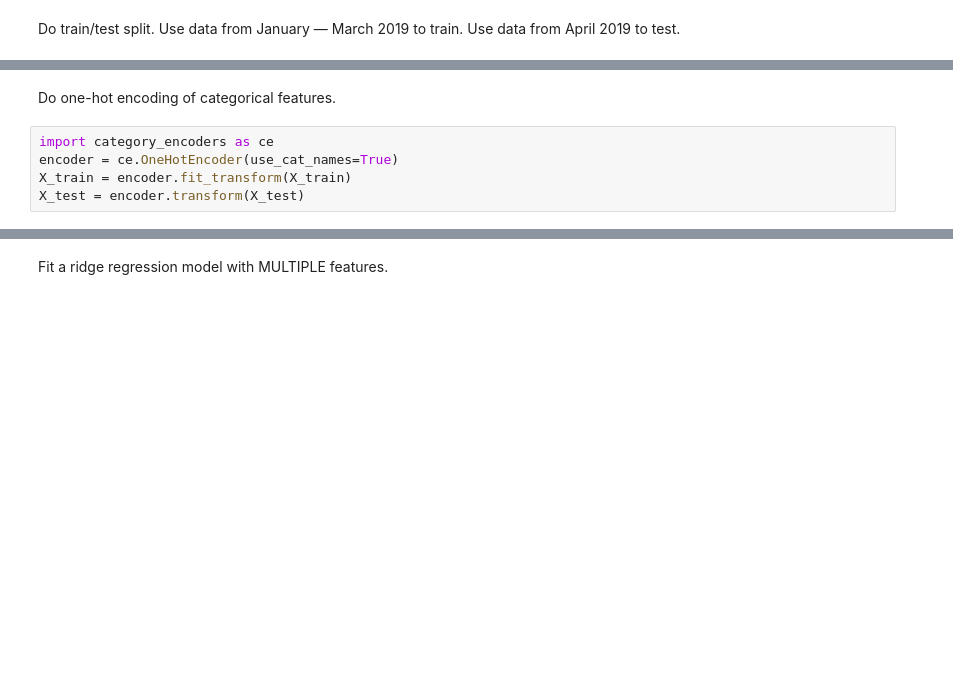
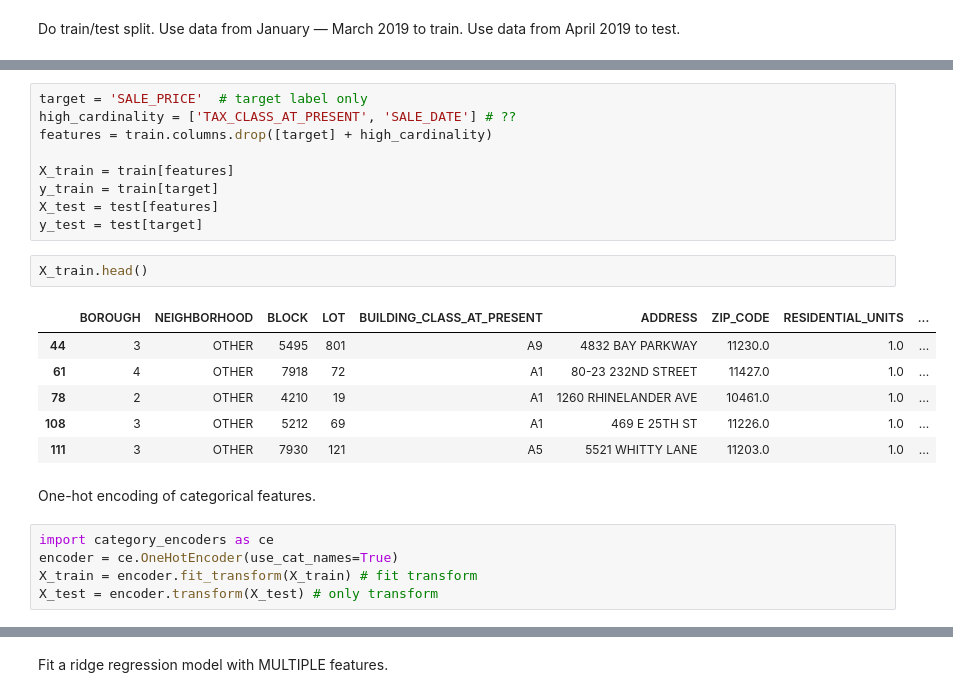
Before and after one commit to rileythejones/DS-Unit-2-Linear-Models, a Jupyter notebook: RJ_assignment_regression_classification_3.ipynb, the cells around one changed output, grey strips where cells are left out. Cells and saved outputs as stored; diff of their text form; blank space fills up the shorter version.

```diff
--- a/RJ_assignment_regression_classification_3.ipynb
+++ b/RJ_assignment_regression_classification_3.ipynb
@@ -131,7 +152,25 @@ test
+# %%
+target = 'SALE_PRICE'  # target label only
+high_cardinality = ['TAX_CLASS_AT_PRESENT', 'SALE_DATE'] # ??
+features = train.columns.drop([target] + high_cardinality)
+
+X_train = train[features]
+y_train = train[target]
+X_test = test[features]
+y_test = test[target]
+# %%
+X_train.head()
+# %% [output]
+|  | BOROUGH | NEIGHBORHOOD | BLOCK | LOT | BUILDING_CLASS_AT_PRESENT | ADDRESS | ZIP_CODE | RESIDENTIAL_UNITS | ... |
+| 44 | 3 | OTHER | 5495 | 801 | A9 | 4832 BAY PARKWAY | 11230.0 | 1.0 | ... |
+| 61 | 4 | OTHER | 7918 | 72 | A1 | 80-23 232ND STREET | 11427.0 | 1.0 | ... |
+| 78 | 2 | OTHER | 4210 | 19 | A1 | 1260 RHINELANDER AVE | 10461.0 | 1.0 | ... |
+| 108 | 3 | OTHER | 5212 | 69 | A1 | 469 E 25TH ST | 11226.0 | 1.0 | ... |
+| 111 | 3 | OTHER | 7930 | 121 | A5 | 5521 WHITTY LANE | 11203.0 | 1.0 | ... |
 # %% [markdown]
- Do one-hot encoding of categorical features.
+One-hot encoding of categorical features.
 # %%
 import category_encoders as ce
 encoder = ce.OneHotEncoder(use_cat_names=True)
-X_train = encoder.fit_transform(X_train)
-X_test = encoder.transform(X_test)
+X_train = encoder.fit_transform(X_train) # fit transform
+X_test = encoder.transform(X_test) # only transform
```
Also changed, not shown: parts of 35 cells of this notebook.
